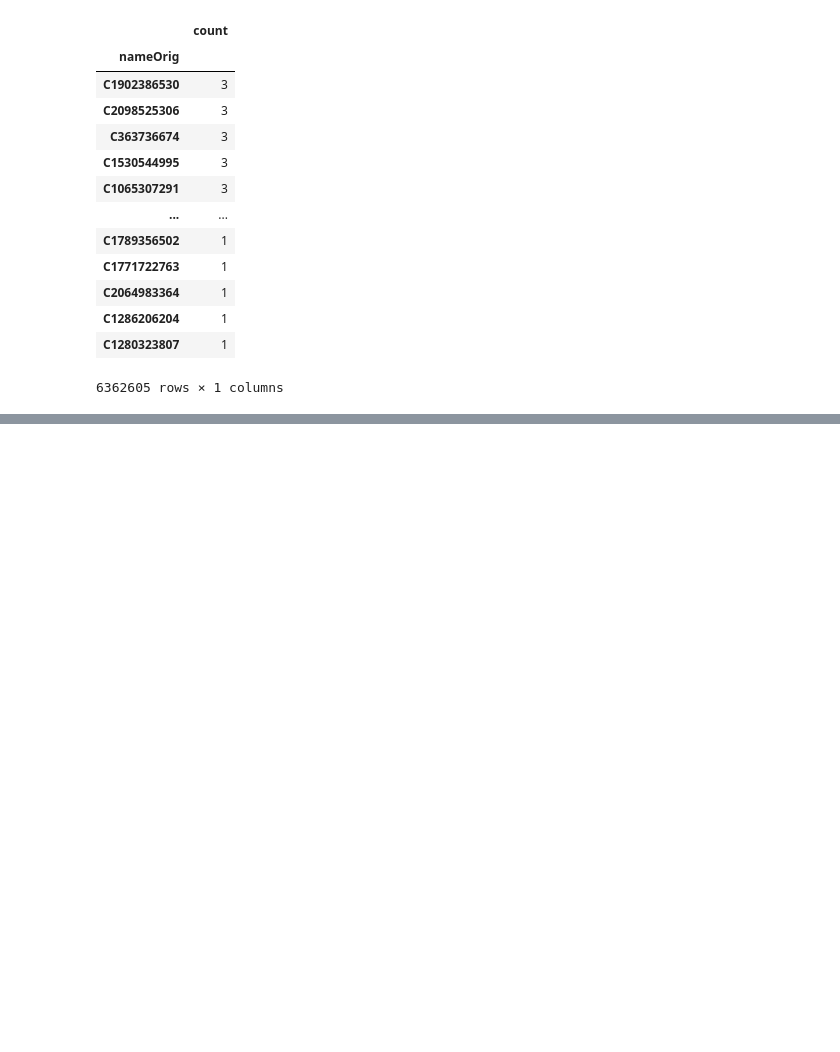
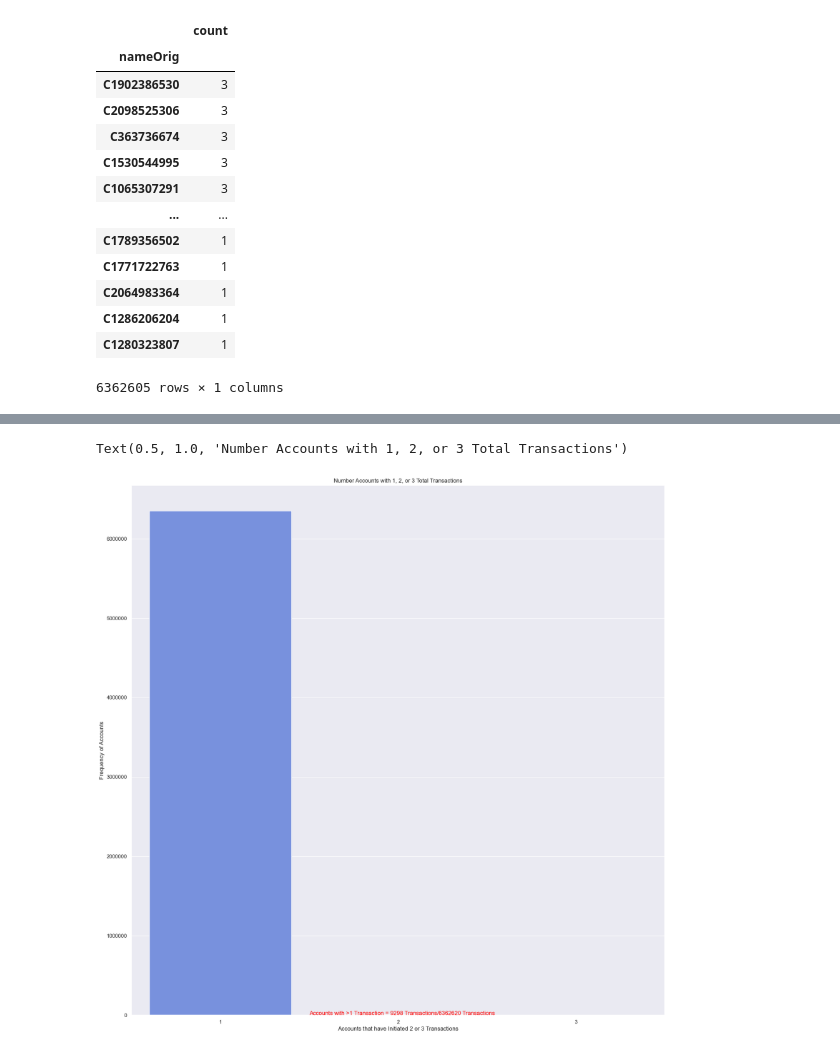
Before and after one commit to thetechleila/Financial-Fraud-Detection-Model, a Jupyter notebook: eda.ipynb, the cells around one changed output, grey strips where cells are left out. Saved outputs shown, nothing was run; the diff lists cells and outputs as text; code cells hidden in the pictures; blank space fills up the shorter version.

```diff
--- a/eda.ipynb
+++ b/eda.ipynb
@@ -342,0 +354,18 @@ acct_frequency.to_frame()
+# %%
+#Create count plot to visualize accounts transaction frequency by number of transactions
+
+#This plot will display accounts with 1, 2, and 3 total transactions in one place
+plt.figure(figsize= (20, 20))
+sns.set(palette = "coolwarm", style= "darkgrid")
+sns.countplot(data = df, x= acct_frequency)
+
+plt.text (x=.5, y=.5, s="Accounts with >1 Transaction = 9298 Transactions/6362620 Transactions", fontsize=12, color = "red")
+plt.xlabel('Accounts that have Initiated 2 or 3 Transactions')
+plt.ylabel("Frequency of Accounts")
+
+#Remove scientific notation from y axis
+plt.gcf().axes[0].yaxis.get_major_formatter().set_scientific(False)
+plt.title( 'Number Accounts with 1, 2, or 3 Total Transactions')
+# %% [output]
+Text(0.5, 1.0, 'Number Accounts with 1, 2, or 3 Total Transactions')
+[figure, added]
```
Also changed, not shown: parts of 1 cell of this notebook, 2 other files.
